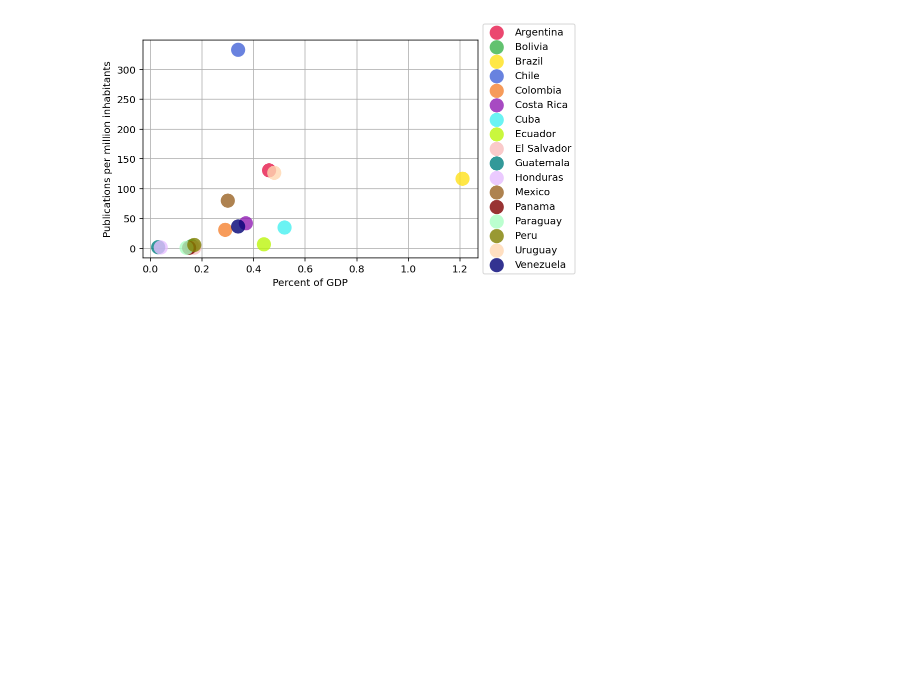
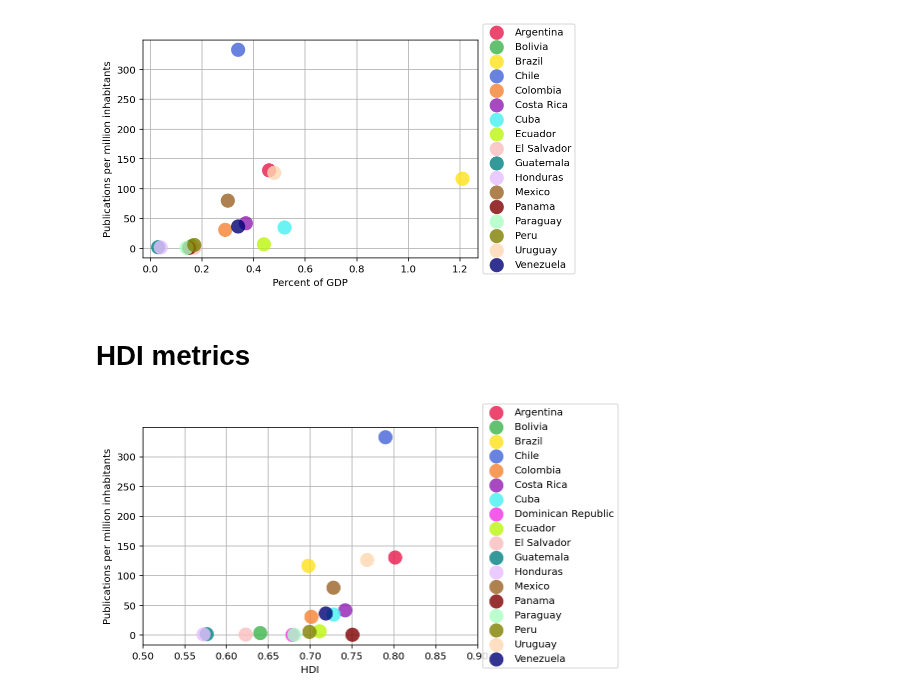
Before and after one commit to restrepo/inspireauth, a Jupyter notebook: INSPIREHEP_new_nbs/INSPIREHEP_new_publications.ipynb, the cells around one changed output. Cells and saved outputs as stored; diff of their text form; code cells hidden in the pictures; blank space fills up the shorter version.

```diff
--- a/INSPIREHEP_new_nbs/INSPIREHEP_new_publications.ipynb
+++ b/INSPIREHEP_new_nbs/INSPIREHEP_new_publications.ipynb
@@ -694,3 +694,5 @@ def gen_publications_sp():
 gen_publications_sp()
 # %% [output]
 [figure]
+# %% [markdown]
+# HDI metrics
@@ -696,0 +720,43 @@ gen_publications_sp()
+# %%
+def gen_publications_sp_hdi():
+
+    fig, ax = plt.subplots()
+
+    data = list(zip(LA_countries,
+                    hdi.values(),
+                    papers_pc.values(),
+                    population.values()))
+
+    for i in range(len(data)):
+        # take care of the exceptions
+        if data[i][1] is not None:
+            x = data[i][1]
+            y = data[i][2]
+            r = data[i][3]  #radius
+            #ax.scatter(x, y, label=data[i][0], s=10*r, alpha=0.8, c=colour_list[i], edgecolors='none')
+            ax.scatter(x, y, label=data[i][0], s=200, alpha=0.8, c=colour_list[i], edgecolors='none')
+
+    # format
+    ax.set_xlabel('HDI')
+    ax.set_ylabel('Publications per million inhabitants')
+    ax.set_xlim(0.5, 0.9)
+
+    ax.grid(True)
+    ax.set_axisbelow(True)
+    lgnd = ax.legend()
+    handles = lgnd.legendHandles
+
+    for handle in handles:
+        handle._sizes = [50]
+
+    # Specify the legend location outside the plot
+    ax.legend(loc='center left', bbox_to_anchor=(1, 0.5))
+
+    #fig.savefig(f'../figures/papers/all_publications_sp.pdf',
+    #            dpi=150, bbox_inches = 'tight')
+
+    plt.show()
+
+gen_publications_sp_hdi()
+# %% [output]
+[figure, added]
```
Also changed, not shown: parts of 2 cells of this notebook.
